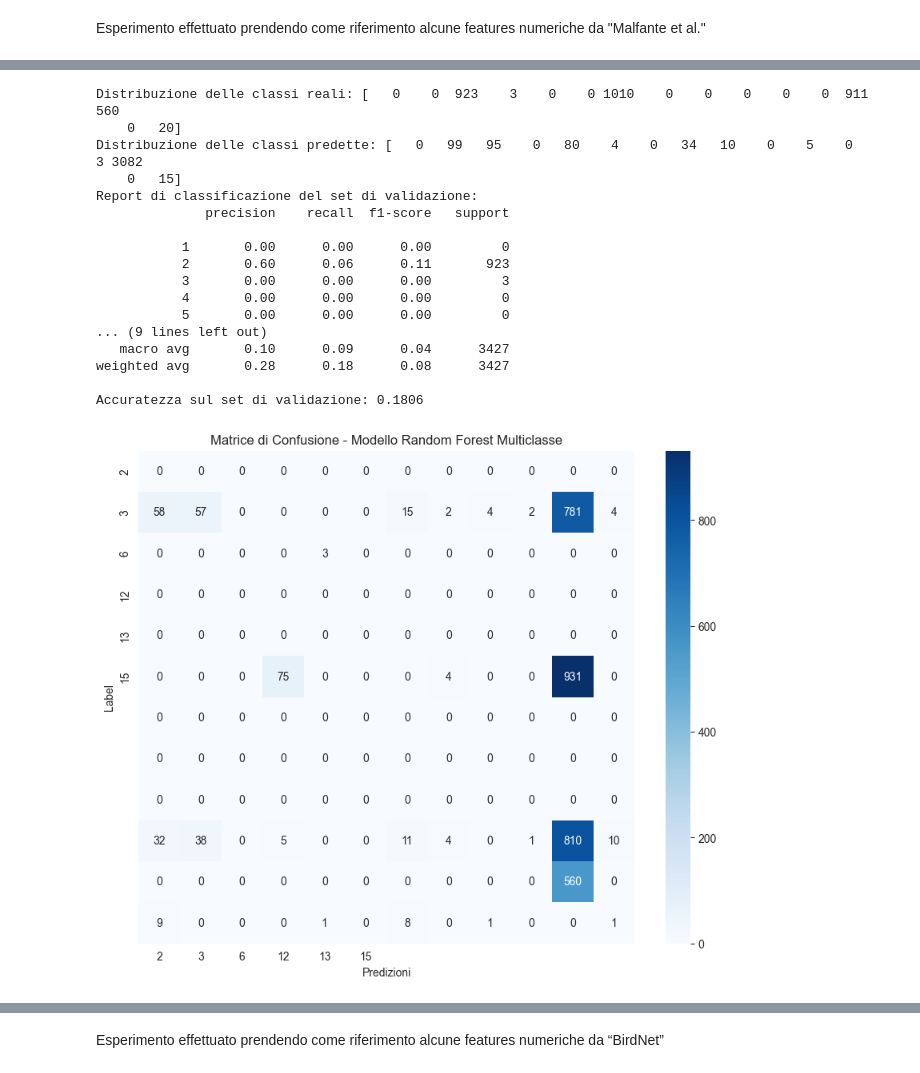
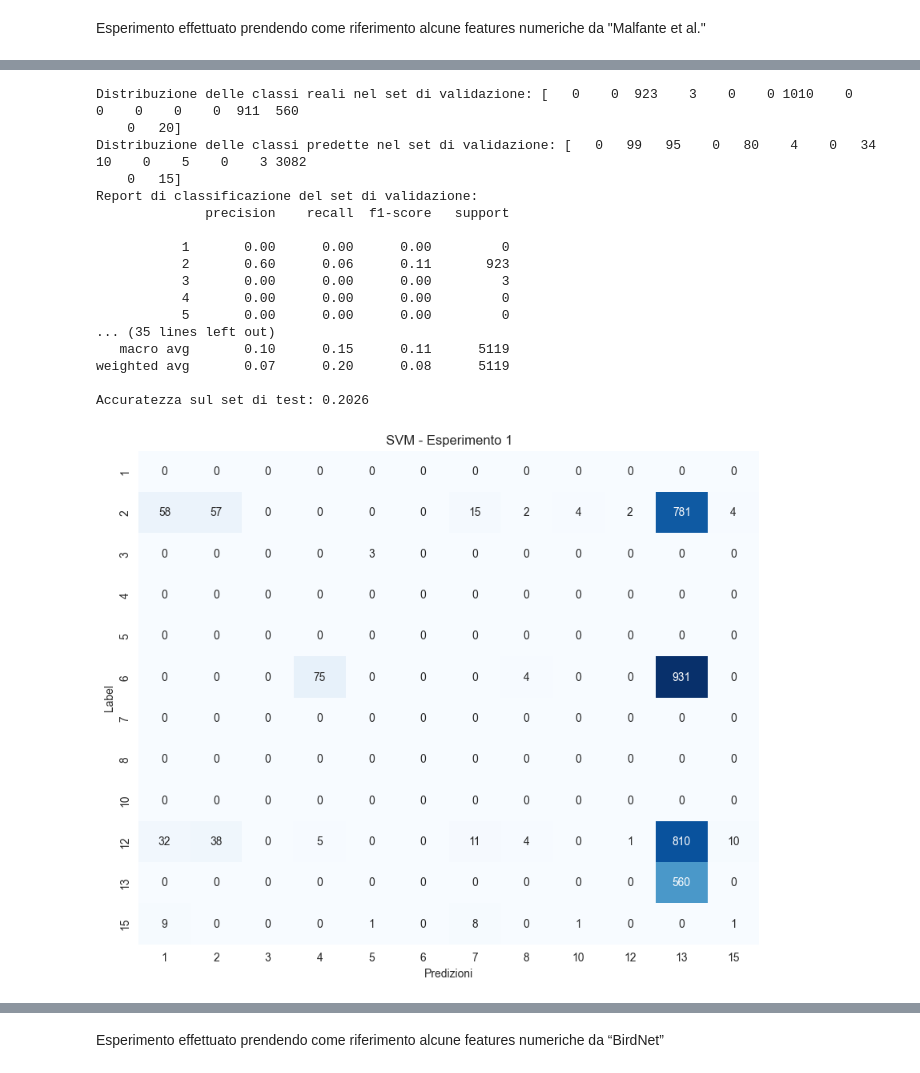
Before and after one commit to TherealBarnar/Underwater-Sounds-Classification-1, a Jupyter notebook: oversampling_multiclass.ipynb, the cells around one changed output, grey strips where cells are left out. Saved outputs shown, nothing was run; the diff lists cells and outputs as text; code cells hidden in the pictures.

Commit message:
fixed binary classification

```diff
--- a/oversampling_multiclass.ipynb
+++ b/oversampling_multiclass.ipynb
@@ -170,6 +171,6 @@ X_train_resampled: (146896, 15)
 # %% [markdown]
 Esperimento effettuato prendendo come riferimento alcune features numeriche da "Malfante et al."
 # %%
-random_forest_model = oversampling_multiclass.train_random_forest_multiclass(X_train_resampled, y_train_resampled, X_val_imputed, y_val_encoded, 1)
+random_forest_model = oversampling_multiclass.train_random_forest_multiclass(X_train_resampled, y_train_resampled, X_val_imputed, y_val_encoded, X_test_imputed, y_test_encoded)
 # %% [output]
 Distribuzione delle classi nel set di addestramento: Counter({0: 9181, 1: 9181, 2: 9181, 3: 9181, 4: 9181, 5: 9181, 6: 9181, 7: 9181, 8: 9181, 9: 9181, 10: 9181, 11: 9181, 12: 9181, 13: 9181, 14: 9181 ...
@@ -216,9 +213,9 @@ plt.show()
 # %%
-svm_model = oversampling_multiclass.train_svm_multiclass(X_train_resampled, y_train_resampled, X_val_imputed, y_val_encoded)
+svm_model = oversampling_multiclass.train_svm_multiclass(X_train_resampled, y_train_resampled, X_val_imputed, y_val_encoded, X_test_imputed, y_test_encoded)
 # %% [output]
-Distribuzione delle classi reali: [   0    0  923    3    0    0 1010    0    0    0    0    0  911  560
+Distribuzione delle classi reali nel set di validazione: [   0    0  923    3    0    0 1010    0    0    0    0    0  911  560
     0   20]
-Distribuzione delle classi predette: [   0   99   95    0   80    4    0   34   10    0    5    0    3 3082
+Distribuzione delle classi predette nel set di validazione: [   0   99   95    0   80    4    0   34   10    0    5    0    3 3082
     0   15]
 Report di classificazione del set di validazione:
               precision    recall  f1-score   support
@@ -228,30 +225,38 @@ Report di classificazione del set di validazione:
            3       0.00      0.00      0.00         3
            4       0.00      0.00      0.00         0
            5       0.00      0.00      0.00         0
-... (9 lines left out)
-   macro avg       0.10      0.09      0.04      3427
-weighted avg       0.28      0.18      0.08      3427
+... (35 lines left out)
+   macro avg       0.10      0.15      0.11      5119
+weighted avg       0.07      0.20      0.08      5119
 
-Accuratezza sul set di validazione: 0.1806
+Accuratezza sul set di test: 0.2026
 # %%
 # 1. Effettua le predizioni sul set di convalida
 y_pred_multiclass = svm_model.predict(X_val_imputed)
 
-# 2. Calcola la matrice di confusione
-cm_multiclass = confusion_matrix(y_val_encoded, y_pred_multiclass)
+# 2. Filtra solo le classi effettivamente presenti nei dati di validazione e nelle predizioni
+class_labels = np.unique(np.concatenate((y_val_encoded, y_pred_multiclass)))
 
-# 3. Ottieni le etichette uniche
-class_labels = np.unique(y_val_encoded)
+# 3. Calcola la matrice di confusione solo per le classi presenti
+cm_multiclass = confusion_matrix(y_val_encoded, y_pred_multiclass, labels=class_labels)
 
-# 4. Visualizza la matrice di confusione
+# 4. Visualizza la matrice di confusione senza griglia
 plt.figure(figsize=(10, 8))
 sns.heatmap(cm_multiclass, annot=True, fmt='d', cmap='Blues',
             xticklabels=class_labels,
-            yticklabels=class_labels)
+            yticklabels=class_labels,
+            cbar=False)  # Disabilita la barra colore se non necessaria
+
+# Rimuove la griglia
+plt.grid(False)
+
+# Aggiunge etichette e titolo
 plt.xlabel('Predizioni')
 plt.ylabel('Label')
-plt.title('Matrice di Confusione - Modello Random Forest Multiclasse')
+plt.title('SVM - Esperimento 1')
+
+# Mostra il grafico
 plt.show()
 # %% [output]
-[figure, old version]
+[figure, new version]
 # %%
```
Also changed, not shown: parts of 21 cells of this notebook, 3 other files.
